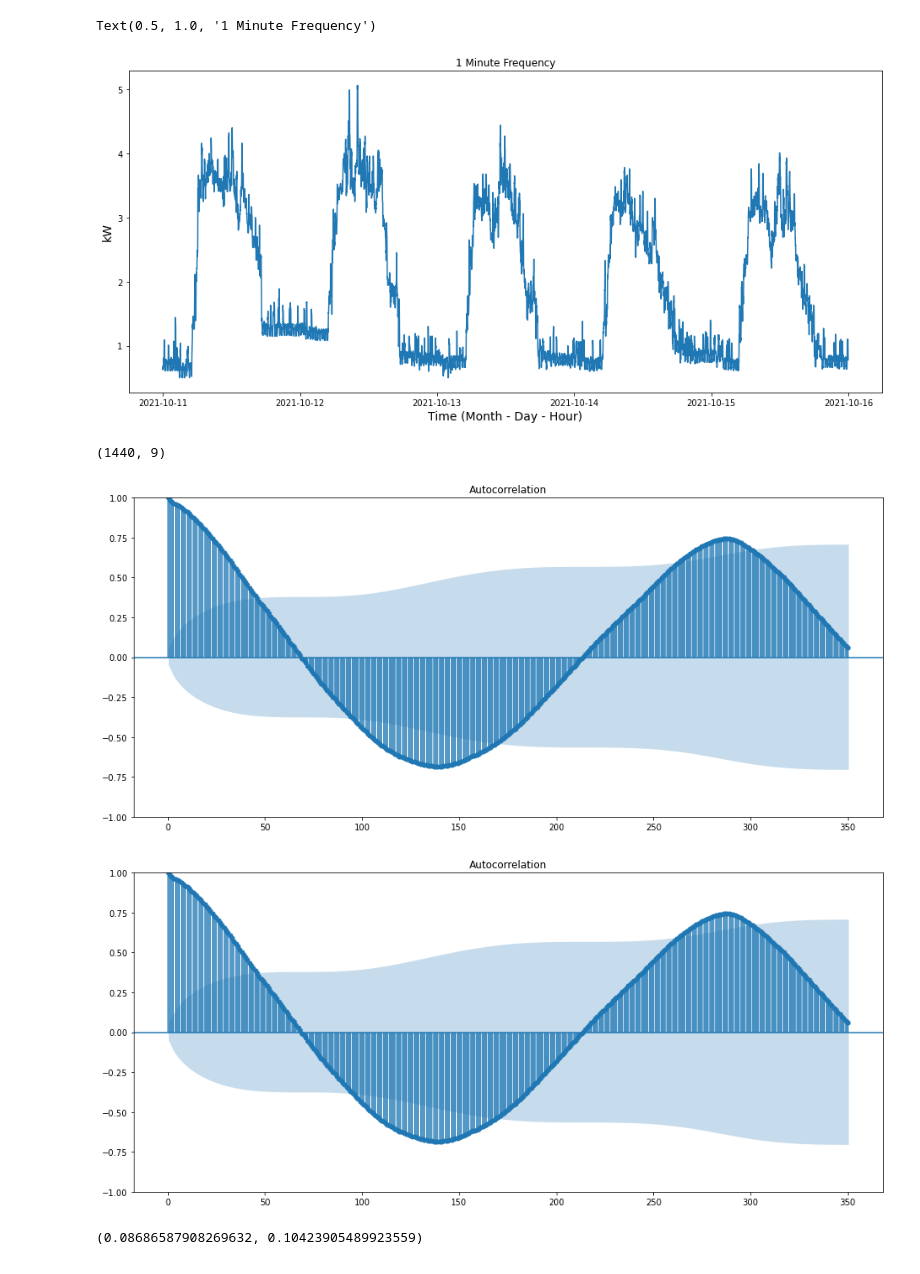
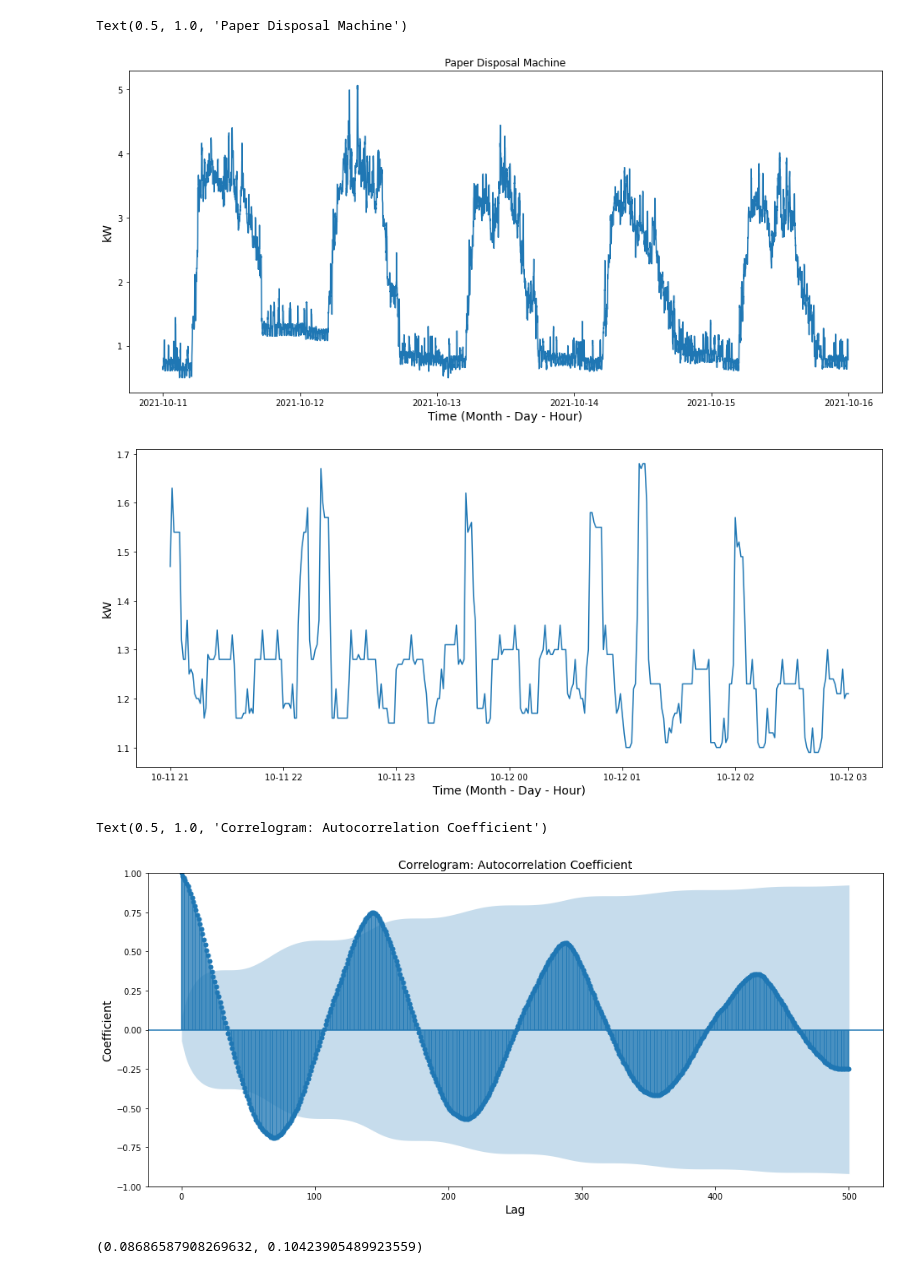
Before and after one commit to GStechschulte/energy-efficiency, a Jupyter notebook: EDA/gassmann_load_profiles/entsorgung.ipynb, the cells around one changed output. Drawn from its saved outputs; the diff is of its cells as text; code cells hidden in the pictures.

Commit message:
reproduce plots for thesis report figures

```diff
--- a/EDA/gassmann_load_profiles/entsorgung.ipynb
+++ b/EDA/gassmann_load_profiles/entsorgung.ipynb
@@ -39,7 +21,7 @@ plt.figure(figsize=(16, 7))
 plt.plot(ent_week.index, ent_week.kw)
 plt.xlabel('Time (Month - Day - Hour)', size=14)
 plt.ylabel('kW', size=14)
-plt.title('1 Minute Frequency')
+plt.title('Paper Disposal Machine')
 # %% [output]
-Text(0.5, 1.0, '1 Minute Frequency')
+Text(0.5, 1.0, 'Paper Disposal Machine')
-[figure, old version]
+[figure, new version]
@@ -54,9 +28,17 @@ px.line(
-# %%
-ent_week.shape
-# %% [output]
-(1440, 9)
+# %%
+plt.figure(figsize=(16, 7))
+
+plt.plot(
+    ent_week['2021-10-11 21:00': '2021-10-12 03:00'].index,
+    ent_week['2021-10-11 21:00': '2021-10-12 03:00']['kw']
+    )
+plt.ylabel('kW', fontsize=14)
+plt.xlabel('Time (Month - Day - Hour)', fontsize=14)
+plt.show()
+# %% [output]
+[figure, added]
 # %%
-time_int_range = np.arange(0, 1440*5, 5)
+time_int_range = np.arange(0, 720*10, 10)
 ent_week['t'] = time_int_range
 ent_week['t_scaled'] = (ent_week['t'] - ent_week['t'].min()) / (ent_week['t'].max() - ent_week['t'].min())
 # %%
@@ -69,10 +51,13 @@ px.line(
     })
 # %%
 fig, ax = plt.subplots(figsize=(16, 7))
-plot_acf(ent_week.kw.values.squeeze(), lags=350, ax=ax)
+plot_acf(ent_week.kw.values.squeeze(), lags=500, ax=ax)
+plt.xlabel('Lag', fontsize=14)
+plt.ylabel('Coefficient', fontsize=14)
+plt.title('Correlogram: Autocorrelation Coefficient', fontsize=14)
 # %% [output]
+Text(0.5, 1.0, 'Correlogram: Autocorrelation Coefficient')
-[figure, old version]
+[figure, new version]
-[figure, removed]
 # %%
 # Short term interval
 ent_week['t_scaled'].iloc[125], ent_week['t_scaled'].iloc[150]
```
Also changed, not shown: parts of 5 cells of this notebook, 1 other file.
